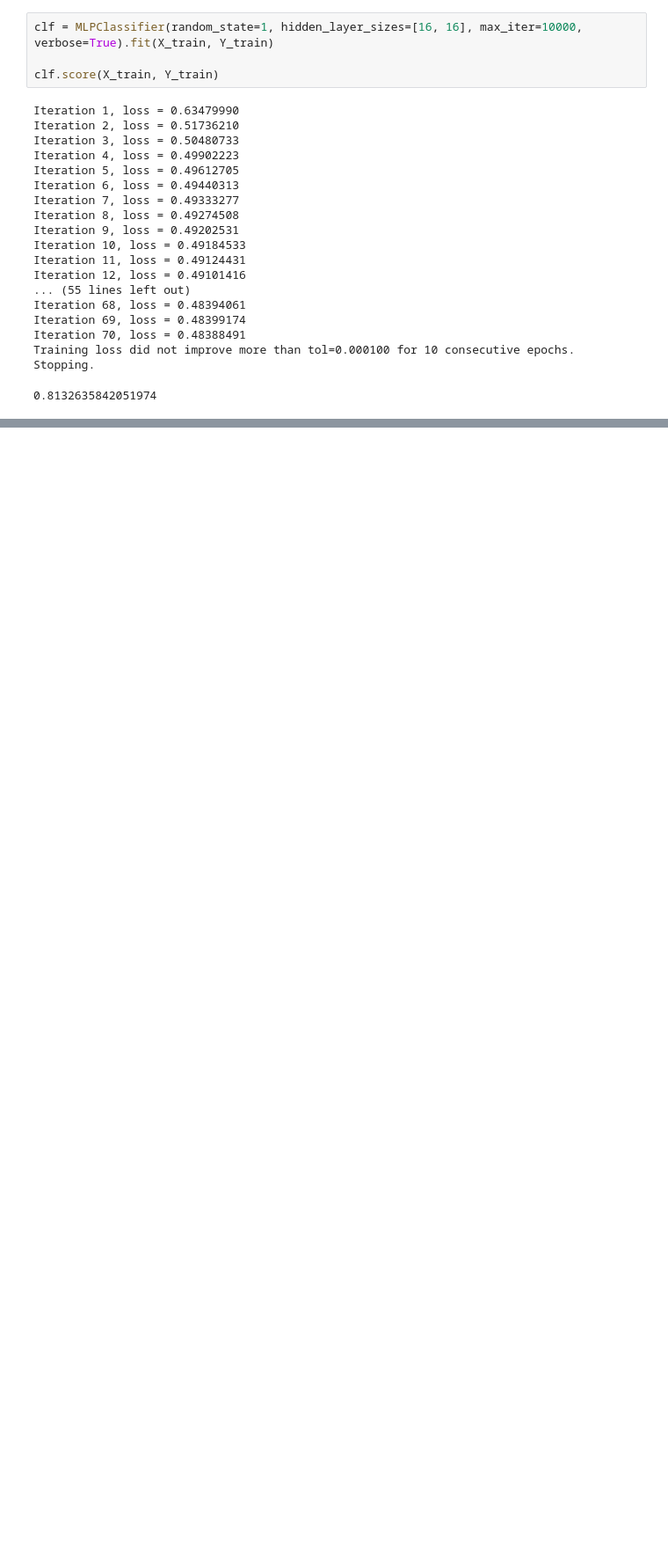
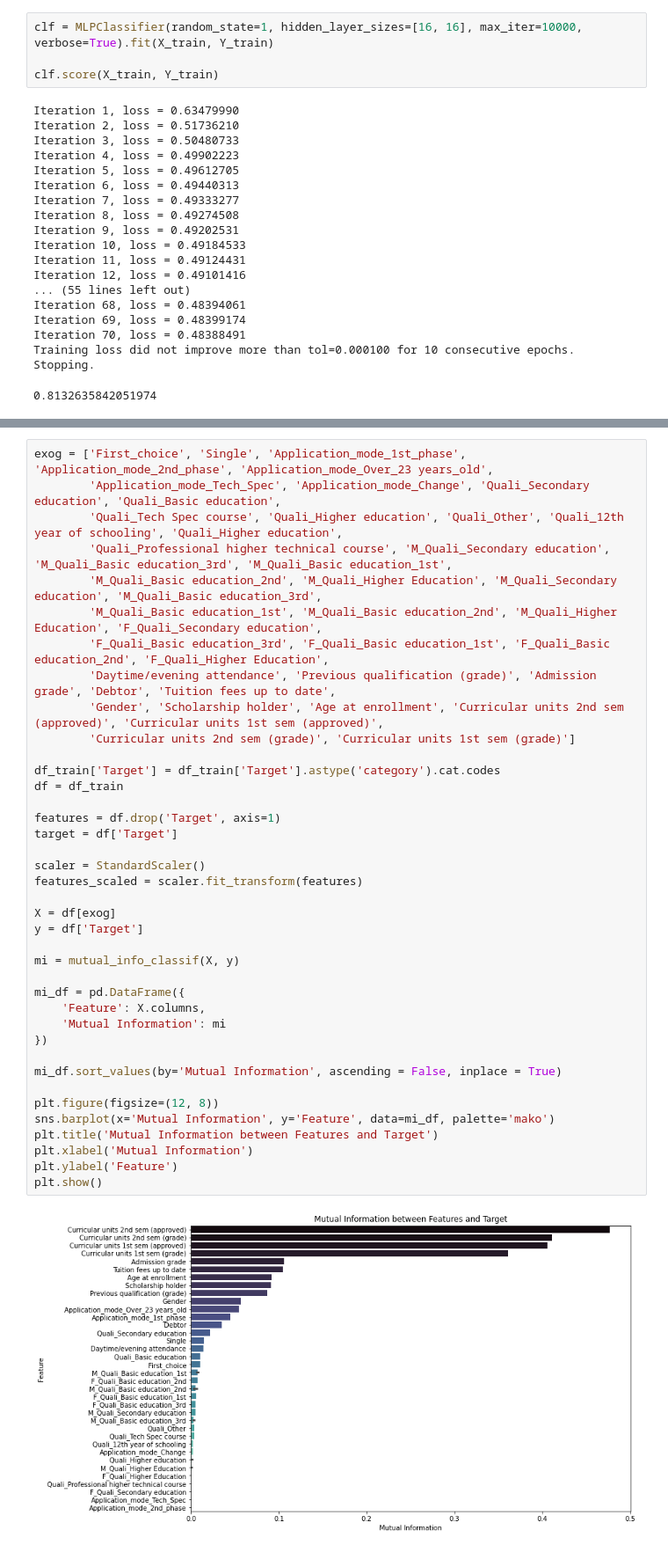
Before and after one commit to Zin9zan9/kaggle, a Jupyter notebook: Academic/training.ipynb, the cells around one changed output, grey strips where cells are left out. Shown at 88% size. Drawn from its saved outputs; the diff is of its cells as text; blank space fills up the shorter version.

Commit message:
Mutual Information Ratio Added

```diff
--- a/Academic/training.ipynb
+++ b/Academic/training.ipynb
@@ -308,0 +315,41 @@ Training loss did not improve more than tol=0.000100 for 10 consecutive epochs.
+# %%
+exog = ['First_choice', 'Single', 'Application_mode_1st_phase', 'Application_mode_2nd_phase', 'Application_mode_Over_23 years_old',
+        'Application_mode_Tech_Spec', 'Application_mode_Change', 'Quali_Secondary education', 'Quali_Basic education',
+        'Quali_Tech Spec course', 'Quali_Higher education', 'Quali_Other', 'Quali_12th year of schooling', 'Quali_Higher education',
+        'Quali_Professional higher technical course', 'M_Quali_Secondary education', 'M_Quali_Basic education_3rd', 'M_Quali_Basic education_1st',
+        'M_Quali_Basic education_2nd', 'M_Quali_Higher Education', 'M_Quali_Secondary education', 'M_Quali_Basic education_3rd',
+        'M_Quali_Basic education_1st', 'M_Quali_Basic education_2nd', 'M_Quali_Higher Education', 'F_Quali_Secondary education',
+        'F_Quali_Basic education_3rd', 'F_Quali_Basic education_1st', 'F_Quali_Basic education_2nd', 'F_Quali_Higher Education',
+        'Daytime/evening attendance', 'Previous qualification (grade)', 'Admission grade', 'Debtor', 'Tuition fees up to date',
+        'Gender', 'Scholarship holder', 'Age at enrollment', 'Curricular units 2nd sem (approved)', 'Curricular units 1st sem (approved)',
+        'Curricular units 2nd sem (grade)', 'Curricular units 1st sem (grade)']
+
+df_train['Target'] = df_train['Target'].astype('category').cat.codes
+df = df_train
+
+features = df.drop('Target', axis=1)
+target = df['Target']
+
+scaler = StandardScaler()
+features_scaled = scaler.fit_transform(features)
+
+X = df[exog]
+y = df['Target']
+
+mi = mutual_info_classif(X, y)
+
+mi_df = pd.DataFrame({
+    'Feature': X.columns,
+    'Mutual Information': mi
+})
+
+mi_df.sort_values(by='Mutual Information', ascending = False, inplace = True)
+
+plt.figure(figsize=(12, 8))
+sns.barplot(x='Mutual Information', y='Feature', data=mi_df, palette='mako')
+plt.title('Mutual Information between Features and Target')
+plt.xlabel('Mutual Information')
+plt.ylabel('Feature')
+plt.show()
+# %% [output]
+[figure, added]
```
Also changed, not shown: parts of 4 cells of this notebook, 1 other file.
